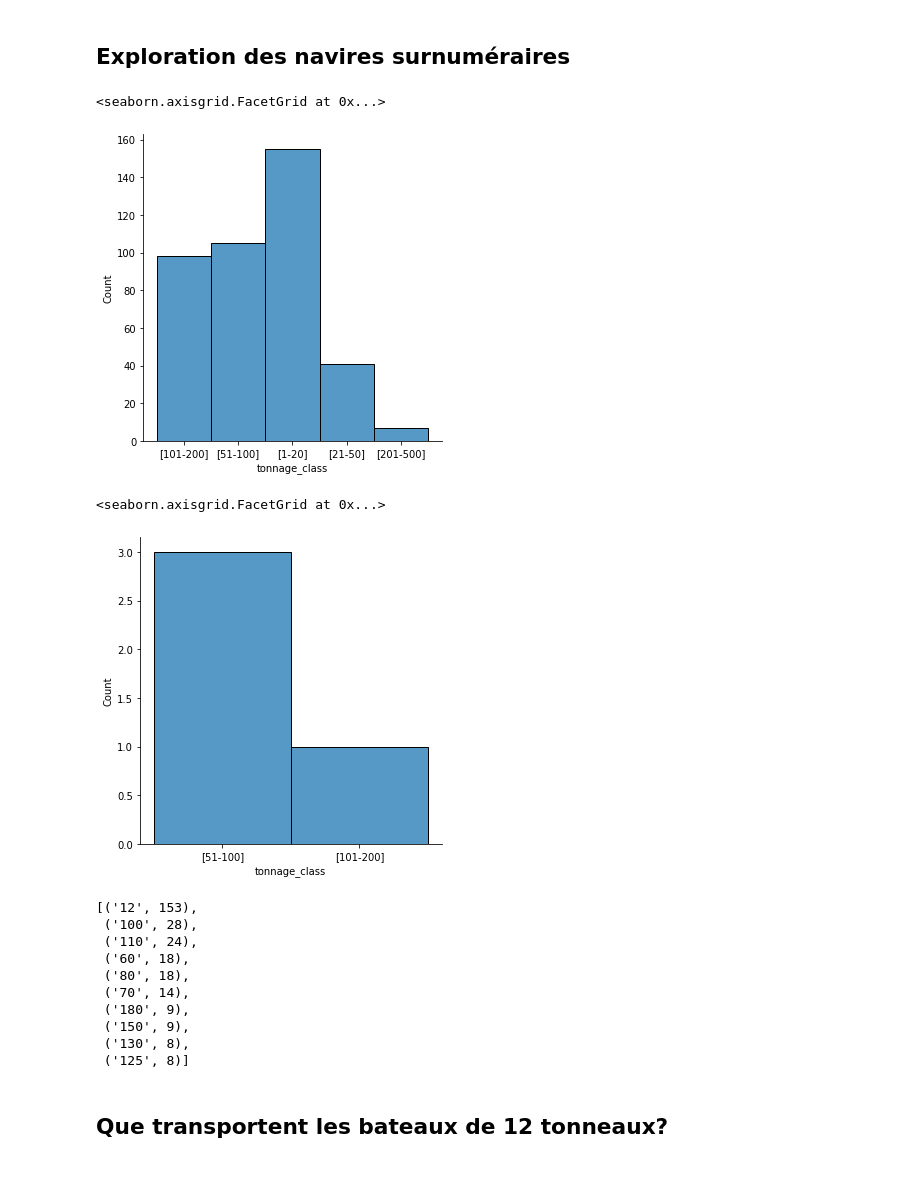
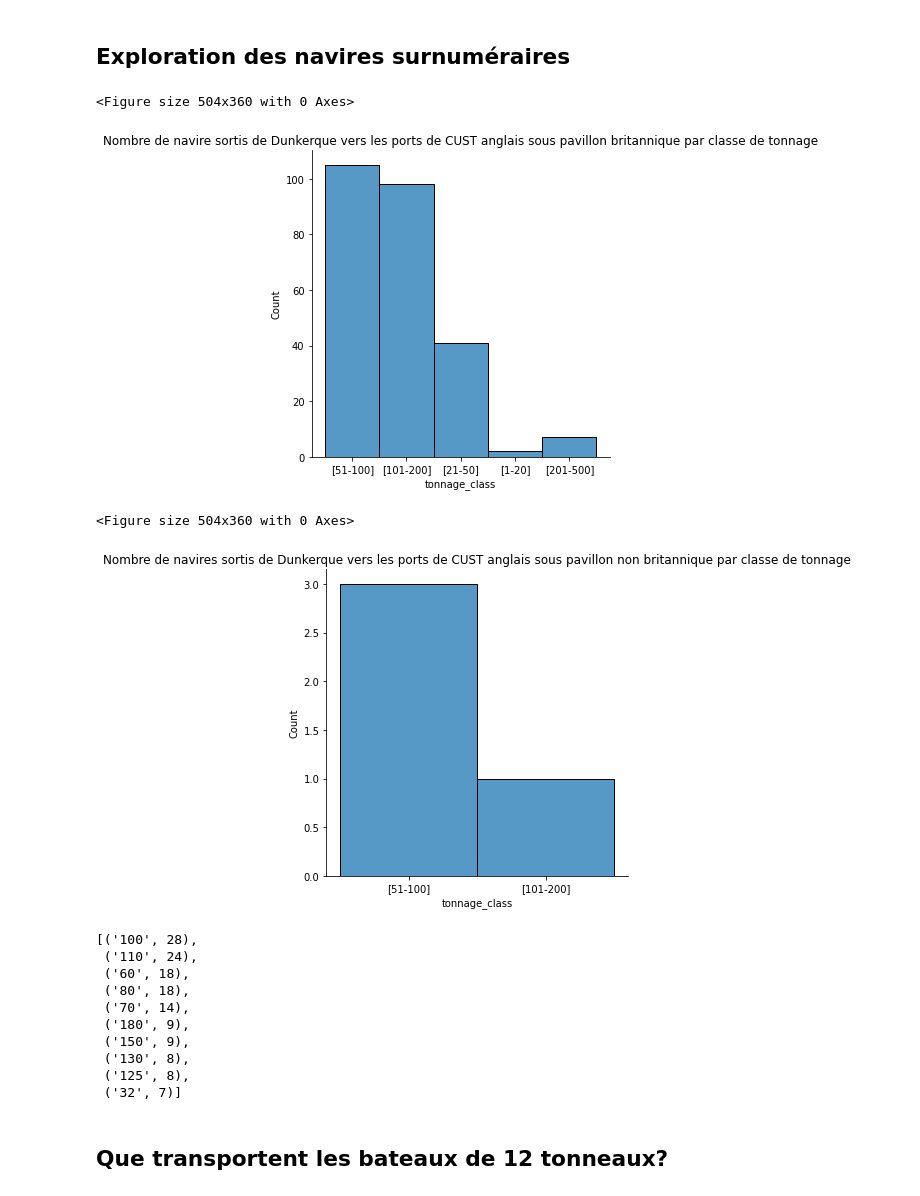
Before and after one commit to medialab/portic-datasprint-2022, a Jupyter notebook: productions/module_03/comparaison_CUST_navigo.ipynb, the cells around one changed output. Cells and saved outputs as stored; diff of their text form; code cells hidden in the pictures.

```diff
--- a/productions/module_03/comparaison_CUST_navigo.ipynb
+++ b/productions/module_03/comparaison_CUST_navigo.ipynb
@@ -109,6 +112,6 @@ CUST_AGGREGATED_FLOWS_1787, CUST_AGGREGATED_TONS_1787
 # %% [markdown]
 ## Agrégation Navigocorpus
 # %%
-with open('../../data/navigo_all_flows_1789.csv') as f:
+with open('../../data/navigo_all_flows_1789.csv', encoding='UTF8') as f:
     NAVIGO = list(csv.DictReader(f))
 # %%
@@ -215,5 +220,5 @@ For ('foreign', 'french_others') CUST: 12548 NAVIGO: 5826.0 0.464297
 # %%
-NAVIGO_MINUS_SMUGGLERS = [row for row in NAVIGO if row['destination_uhgs_id'] != FAKE_LISBONNE_UGHS_ID]
+NAVIGO_MINUS_SMUGGLERS = [row for row in NAVIGO if row['tonnage'] != '12']
 NAVIGO_GROUPED_MINUS_SMUGGLERS = grouped(NAVIGO_MINUS_SMUGGLERS, key=navigo_group)
 # %%
 NAVIGO_AGGREGATED_FLOWS_MINUS_SMUGGLERS = {k: len(v) for k, v in NAVIGO_GROUPED_MINUS_SMUGGLERS.items()}
@@ -256,20 +261,35 @@ For ('foreign', 'french_flanders') CUST: 450 NAVIGO: 415 0.922222
 # %% [markdown]
 ## Exploration des navires surnuméraires
 # %%
-sns.displot(pd.DataFrame(data=NAVIGO_GROUPED_MINUS_SMUGGLERS[('british', 'french_flanders')]), x='tonnage_class')
+
+plt.figure(figsize=(7, 5))
+
+ax = sns.displot(pd.DataFrame(data=NAVIGO_GROUPED_MINUS_SMUGGLERS[('british', 'french_flanders')]), x='tonnage_class')
+
+ax.set(title='Nombre de navire sortis de Dunkerque vers les ports de CUST anglais sous pavillon britannique par classe de tonnage')
+#ax.set_ylabel('Nombre de sorties', fontsize=8)
+#ax.set_xlabel('Classe de tonnage', fontsize=8)
+#ax.set_xticklabels(ax.get_xticklabels(),rotation=90)
+#plt.legend( loc= 'upper right')
+
+#plt.show()
+pylab.savefig('distribution_tonnage_surnumeraires_GB_Dunkerque.jpg', bbox_inches='tight', dpi=300)
 # %% [output]
-<seaborn.axisgrid.FacetGrid at 0x...>
+<Figure size 504x360 with 0 Axes>
-[figure, old version]
+[figure, new version]
 # %%
-sns.displot(pd.DataFrame(data=NAVIGO_GROUPED_MINUS_SMUGGLERS[('foreign', 'french_flanders')]), x='tonnage_class')
+plt.figure(figsize=(7, 5))
+
+ax = sns.displot(pd.DataFrame(data=NAVIGO_GROUPED_MINUS_SMUGGLERS[('foreign', 'french_flanders')]), x='tonnage_class')
+ax.set(title='Nombre de navires sortis de Dunkerque vers les ports de CUST anglais sous pavillon non britannique par classe de tonnage')
+pylab.savefig('distribution_tonnage_surnumeraires_nonGB_Dunkerque.jpg', bbox_inches='tight', dpi=300)
 # %% [output]
-<seaborn.axisgrid.FacetGrid at 0x...>
+<Figure size 504x360 with 0 Axes>
-[figure, old version]
+[figure, new version]
 # %%
 Counter(row['tonnage'] for row in NAVIGO_GROUPED_MINUS_SMUGGLERS[('british', 'french_flanders')]).most_common(10)
 # %% [output]
-[('12', 153),
- ('100', 28),
+[('100', 28),
  ('110', 24),
  ('60', 18),
  ('80', 18),
@@ -277,7 +297,8 @@ Counter(row['tonnage'] for row in NAVIGO_GROUPED_MINUS_SMUGGLERS[('british', 'fr
  ('180', 9),
  ('150', 9),
  ('130', 8),
- ('125', 8)]
+ ('125', 8),
+ ('32', 7)]
 # %% [markdown]
 ## Que transportent les bateaux de 12 tonneaux?
 # %%
```
Also changed, not shown: parts of 17 cells of this notebook.
